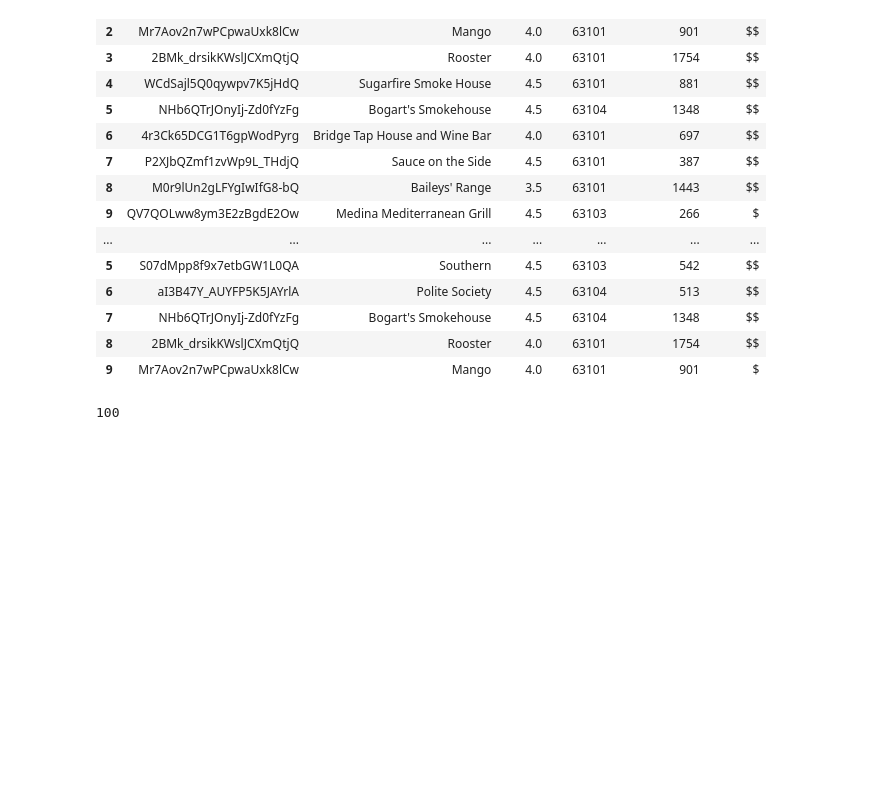
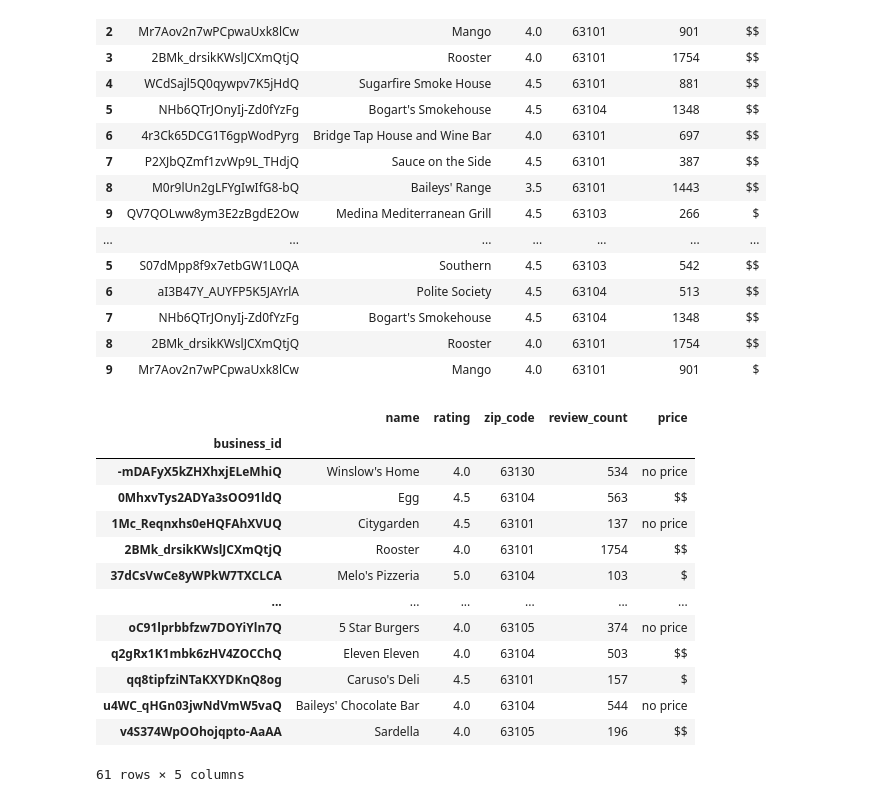
Before and after one commit to DutchDS/Project-1, a Jupyter notebook: Question_2_Second_Try.ipynb, the cells around one changed output. Cells and saved outputs as stored; diff of their text form; code cells hidden in the pictures; blank space fills up the shorter version.

Commit message:
Running for 44x20 businesses

```diff
--- a/Question_2_Second_Try.ipynb
+++ b/Question_2_Second_Try.ipynb
@@ -216,6 +216,21 @@ df_bus_total.head(50)
 # %%
 df_bus_total = df_bus_total.sort_values('business_id')
 df_bus_total = df_bus_total.reset_index(drop=True)
-len(df_bus_total)
+df_bus_unique = df_bus_total.drop_duplicates(['business_id'], keep='first')
+df_bus_unique = df_bus_unique.set_index('business_id')
+df_bus_unique
 # %% [output]
+|  | name | rating | zip_code | review_count | price |
+| business_id |  |  |  |  |  |
+| -mDAFyX5kZHXhxjELeMhiQ | Winslow's Home | 4.0 | 63130 | 534 | no price |
+| 0MhxvTys2ADYa3sOO91ldQ | Egg | 4.5 | 63104 | 563 | $$ |
+| 1Mc_Reqnxhs0eHQFAhXVUQ | Citygarden | 4.5 | 63101 | 137 | no price |
+| 2BMk_drsikKWslJCXmQtjQ | Rooster | 4.0 | 63101 | 1754 | $$ |
+| 37dCsVwCe8yWPkW7TXCLCA | Melo's Pizzeria | 5.0 | 63104 | 103 | $ |
+| ... | ... | ... | ... | ... | ... |
+| oC91lprbbfzw7DOYiYln7Q | 5 Star Burgers | 4.0 | 63105 | 374 | no price |
+| q2gRx1K1mbk6zHV4ZOCChQ | Eleven Eleven | 4.0 | 63104 | 503 | $$ |
+| qq8tipfziNTaKXYDKnQ8og | Caruso's Deli | 4.5 | 63101 | 157 | $ |
+| u4WC_qHGn03jwNdVmW5vaQ | Baileys' Chocolate Bar | 4.0 | 63104 | 544 | no price |
+| v4S374WpOOhojqpto-AaAA | Sardella | 4.0 | 63105 | 196 | $$ |
-100
+61 rows × 5 columns
```
